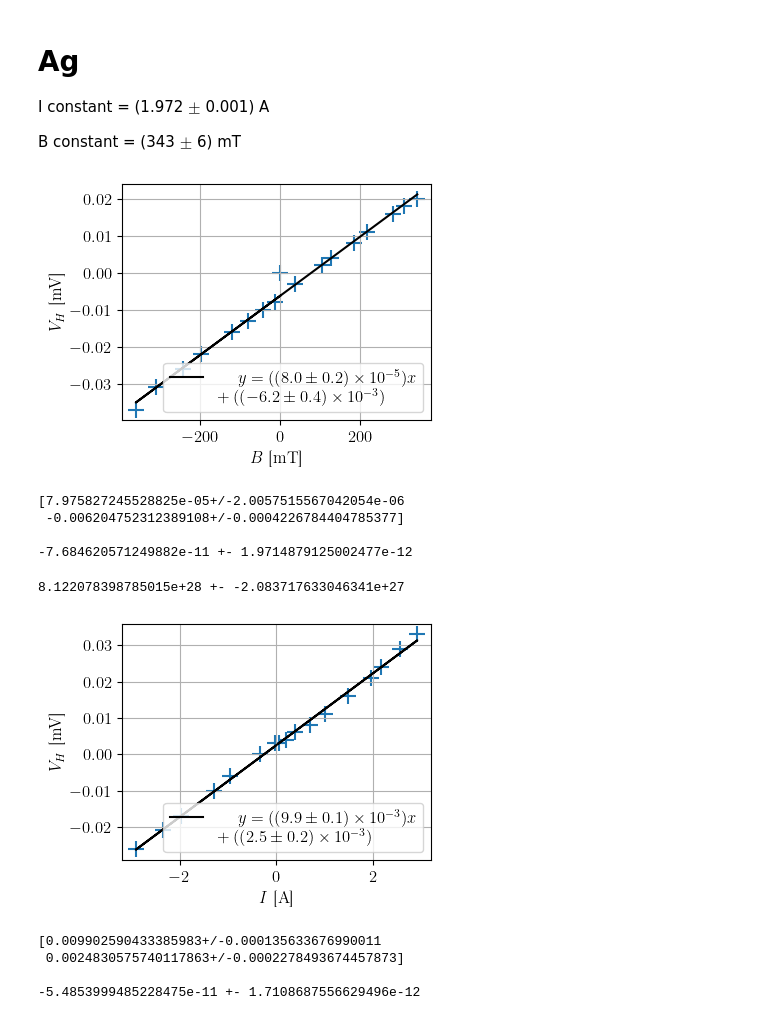
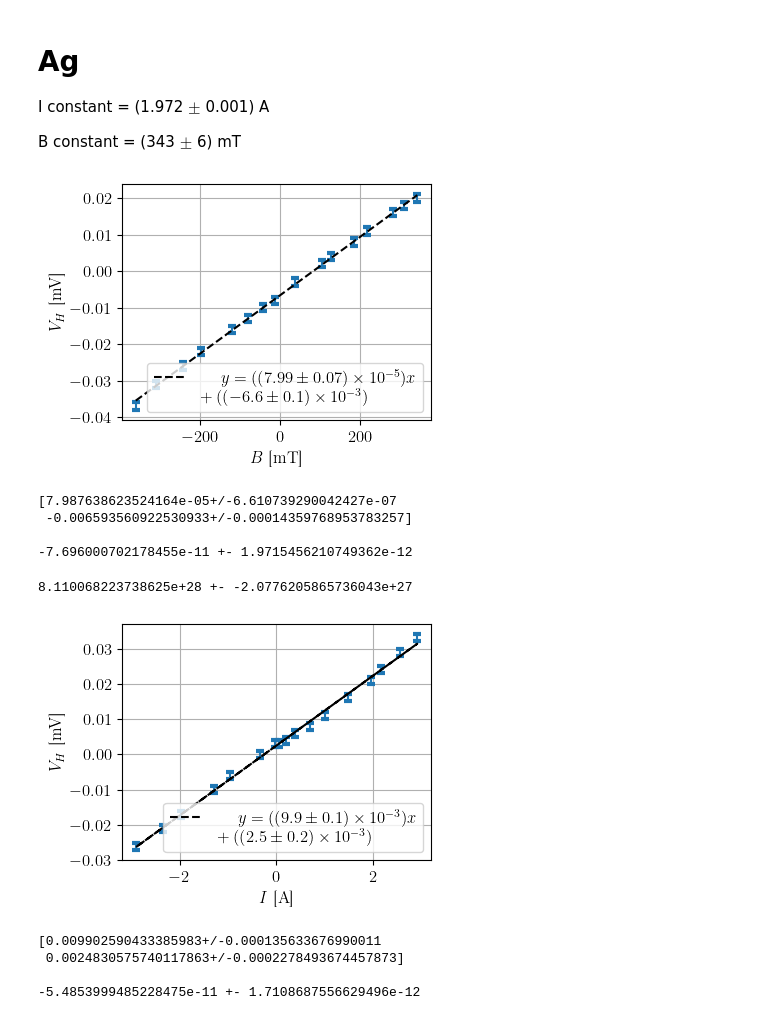
Before and after one commit to TomVdt/TPII-rapports, a Jupyter notebook: 03-H6-effet-hall/analyse/exp2.ipynb, the cells around one changed output. Drawn from its saved outputs; the diff is of its cells as text; code cells hidden in the pictures.

```diff
--- a/03-H6-effet-hall/analyse/exp2.ipynb
+++ b/03-H6-effet-hall/analyse/exp2.ipynb
@@ -20,27 +20,27 @@ B constant = (343 $\pm$ 6) mT
 # %%
 Ag_B = np.loadtxt("../data/Ag_5branch_B.csv", delimiter=",", skiprows=1)
 
-Bx = Ag_B[:,0]
-Vh = Ag_B[:,1]
+Bx = Ag_B[1:,0]
+Vh = Ag_B[1:,1]
 
-plt.scatter(Bx, Vh)
+plt.errorbar(Bx, Vh, yerr=0.001 * np.ones(len(Bx)), linestyle='none', capthick=3)
 # plt.errorbar(Bx, By, xerr=unp.std_devs(Bx), yerr=unp.std_devs(By))
 
 coefs, cov = np.polyfit(Bx, Vh, 1, cov=True)
 fit = np.poly1d(coefs)
 coefserr = unp.uarray(coefs, np.sqrt(cov[(0,1),(0,1)]))
 
-plt.plot(Bx, fit(Bx), label=r"$y = ({:.1ueL})x \\+ ({:.1ueL})$".format(*coefserr), color="black")
+plt.plot(Bx, fit(Bx), '--', label=r"$y = ({:.1ueL})x \\+ ({:.1ueL})$".format(*coefserr), color="black")
 
 plt.legend()
 plt.xlabel(r"$B$ [\si{\milli \tesla}]")
 plt.ylabel(r"$V_H$ [\si{\milli \volt}]")
 plt.grid()
 plt.tight_layout(pad=0.5)
 
 plt.savefig("../figures/Ag_B.pdf")
 # %% [output]
-[figure, old version]
+[figure, new version]
 # %%
 print(coefserr, "\n")
 a = 1.9e-6
@@ -50,30 +50,31 @@ Rh = -coefs[0] * a / Ic
 Rherr = (a/Ic) * 2.0057515567042054e-06 + a*(coefs[0]/(Ic**2))* deltaIc
 print(f"{Rh} +- {Rherr}")
 # %% [output]
-[7.975827245528825e-05+/-2.0057515567042054e-06
- -0.006204752312389108+/-0.0004226784404785377]
+[7.987638623524164e-05+/-6.610739290042427e-07
+ -0.006593560922530933+/-0.00014359768953783257]
 
--7.684620571249882e-11 +- 1.9714879125002477e-12
+-7.696000702178455e-11 +- 1.9715456210749362e-12
 # %%
 N = 1/(q * Rh)
 deltaN = Rherr/(q * Rh**2)
 print(f"{N} +- {deltaN}")
 # %% [output]
-8.122078398785015e+28 +- -2.083717633046341e+27
+8.110068223738625e+28 +- -2.0776205865736043e+27
 # %%
 Ag_I = np.loadtxt("../data/Ag_5branch_I.csv", delimiter=",", skiprows=1)
 
 I = Ag_I[:,0]
 Vh = Ag_I[:,1]
 
-plt.scatter(I, Vh)
+# plt.scatter(I, Vh)
+plt.errorbar(I, Vh, yerr=0.001 * np.ones(len(Vh)), linestyle='none', capthick=3)
 # plt.errorbar(Bx, By, xerr=unp.std_devs(Bx), yerr=unp.std_devs(By))
 
 coefs, cov = np.polyfit(I, Vh, 1, cov=True)
 fit = np.poly1d(coefs)
 coefserr = unp.uarray(coefs, np.sqrt(cov[(0,1),(0,1)]))
 
-plt.plot(I, fit(I), label=r"$y = ({:.1ueL})x \\+ ({:.1ueL})$".format(*coefserr), color="black")
+plt.plot(I, fit(I), '--', label=r"$y = ({:.1ueL})x \\+ ({:.1ueL})$".format(*coefserr), color="black")
 
 plt.legend()
 plt.xlabel(r"$I$ [\si{\ampere}]")
@@ -83,7 +84,7 @@ plt.tight_layout(pad=0.5)
 
 plt.savefig("../figures/Ag_I.pdf")
 # %% [output]
-[figure, old version]
+[figure, new version]
 # %%
 print(coefserr, "\n")
 a = 1.9e-6
```
Also changed, not shown: parts of 4 cells of this notebook, 9 other files.
